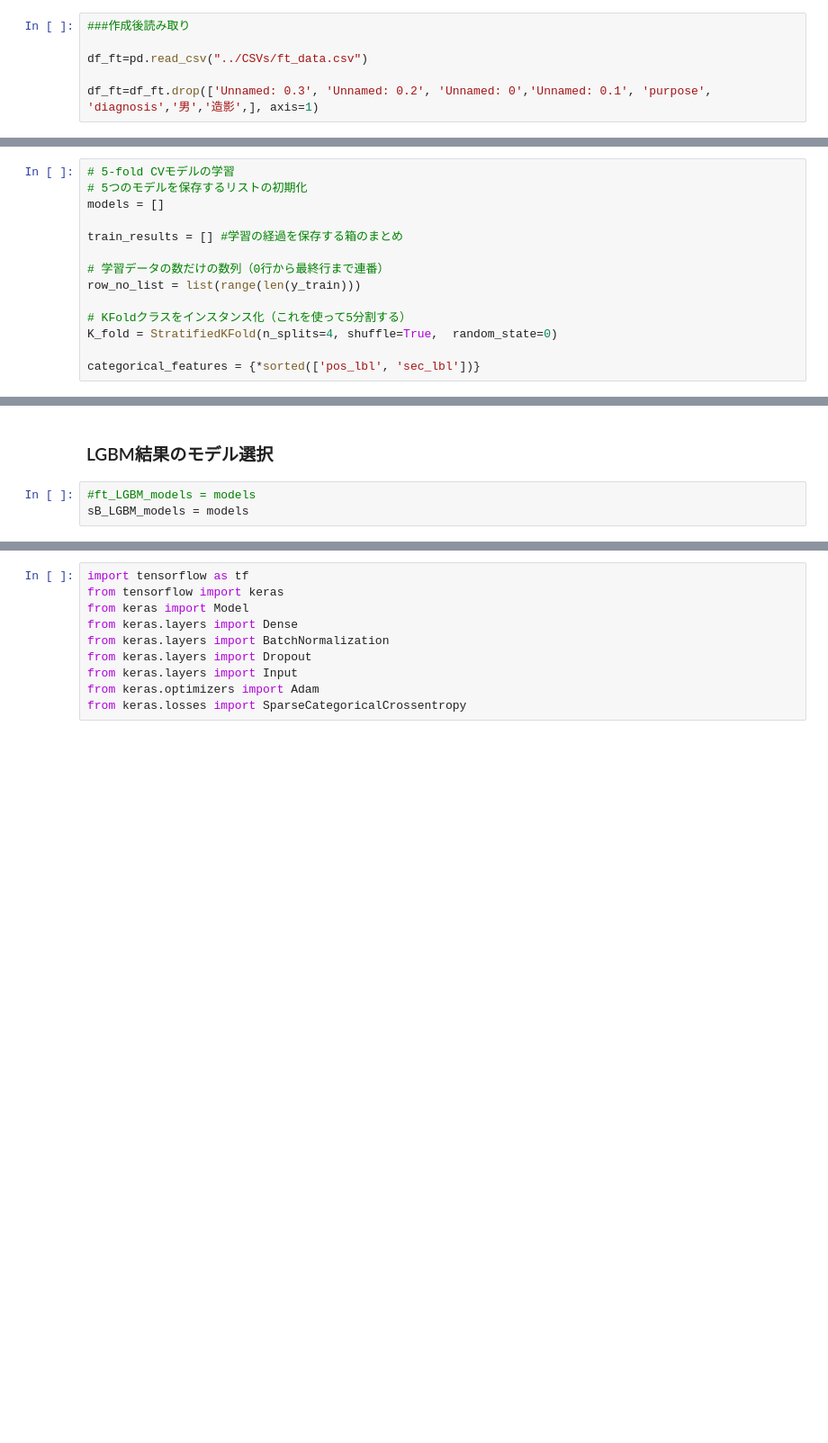
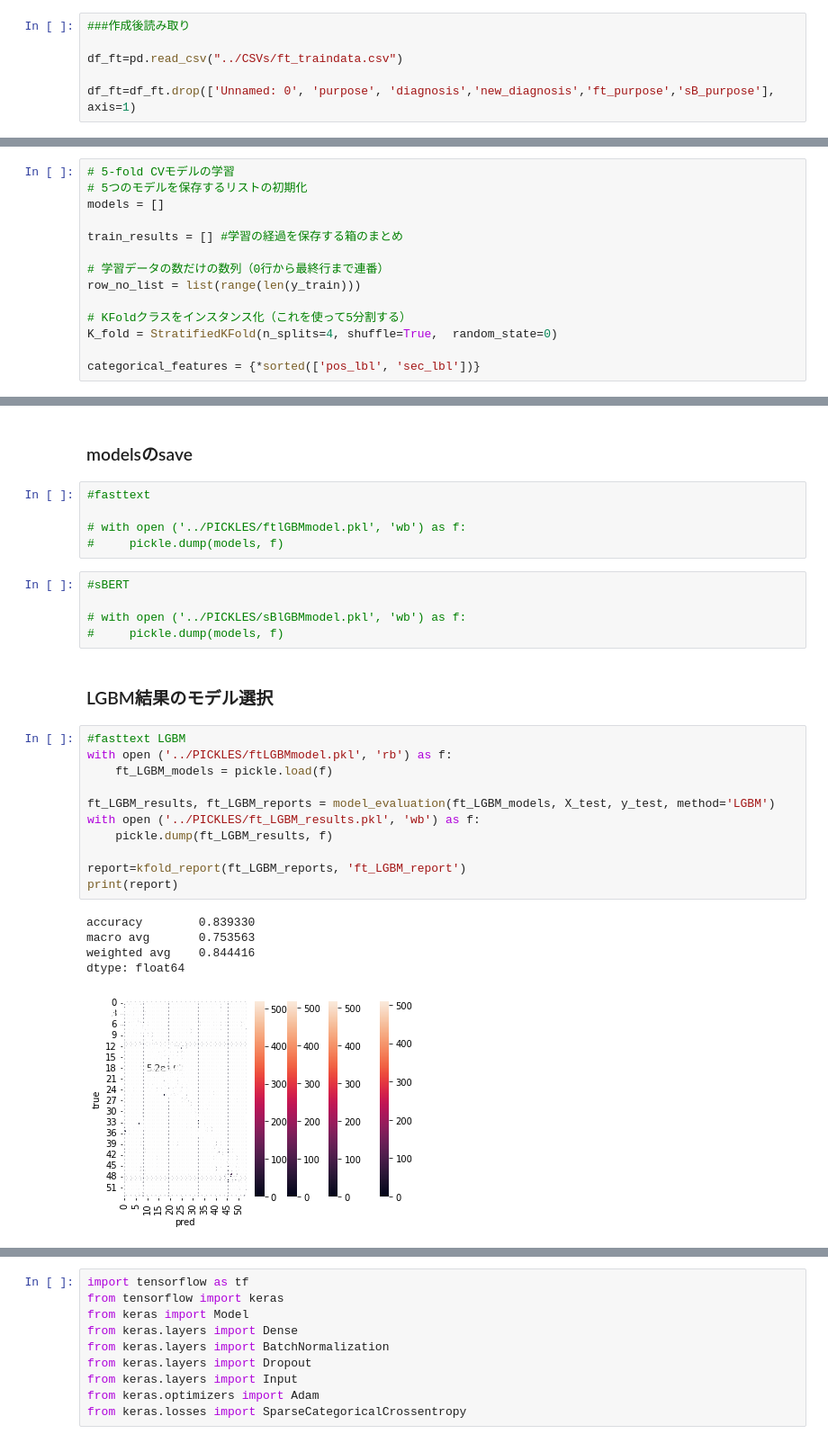
Before and after one commit to mecab-g/MRI, a Jupyter notebook: プロトコール予測/3.3recomendation_comp.ipynb, the cells around one changed output, grey strips where cells are left out. Shown at 90% size. Saved outputs shown, nothing was run; the diff lists cells and outputs as text; blank space fills up the shorter version.

```diff
--- a/プロトコール予測/3.3recomendation_comp.ipynb
+++ b/プロトコール予測/3.3recomendation_comp.ipynb
@@ -139,9 +179,9 @@ df = use_fasttext_model(df, fmodel, output)
 # %%
 ###作成後読み取り
 
-df_ft=pd.read_csv("../CSVs/ft_data.csv")
+df_ft=pd.read_csv("../CSVs/ft_traindata.csv")
 
-df_ft=df_ft.drop(['Unnamed: 0.3', 'Unnamed: 0.2', 'Unnamed: 0','Unnamed: 0.1', 'purpose', 'diagnosis','男','造影',], axis=1)
+df_ft=df_ft.drop(['Unnamed: 0', 'purpose', 'diagnosis','new_diagnosis','ft_purpose','sB_purpose'], axis=1)
 # %%
 df_ft.head()
 # %% [output]
@@ -276,6 +303,32 @@ Early stopping, best iteration is:
+# %% [markdown]
+### modelsのsave
+# %%
+#fasttext
+
+# with open ('../PICKLES/ftlGBMmodel.pkl', 'wb') as f:
+#     pickle.dump(models, f)
+# %%
+#sBERT
+
+# with open ('../PICKLES/sBlGBMmodel.pkl', 'wb') as f:
+#     pickle.dump(models, f)
 # %% [markdown]
 ### LGBM結果のモデル選択
 # %%
-#ft_LGBM_models = models
-sB_LGBM_models = models
+#fasttext LGBM
+with open ('../PICKLES/ftLGBMmodel.pkl', 'rb') as f:
+    ft_LGBM_models = pickle.load(f)
+
+ft_LGBM_results, ft_LGBM_reports = model_evaluation(ft_LGBM_models, X_test, y_test, method='LGBM')
+with open ('../PICKLES/ft_LGBM_results.pkl', 'wb') as f:
+    pickle.dump(ft_LGBM_results, f)
+
+report=kfold_report(ft_LGBM_reports, 'ft_LGBM_report')
+print(report)
+# %% [output]
+accuracy        0.839330
+macro avg       0.753563
+weighted avg    0.844416
+dtype: float64
+[figure, added]
 # %%
```
Also changed, not shown: parts of 63 cells of this notebook, 5 other files.
